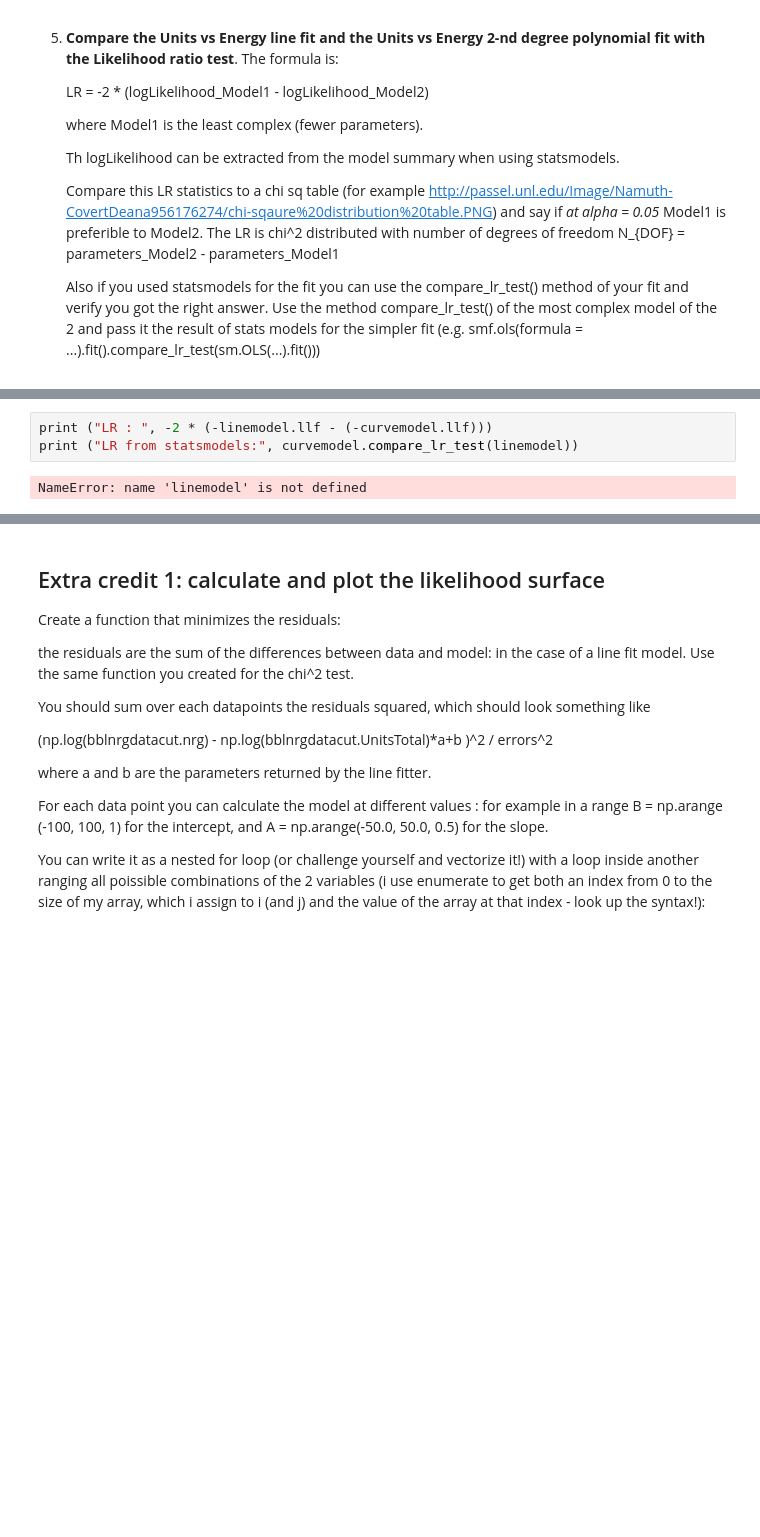
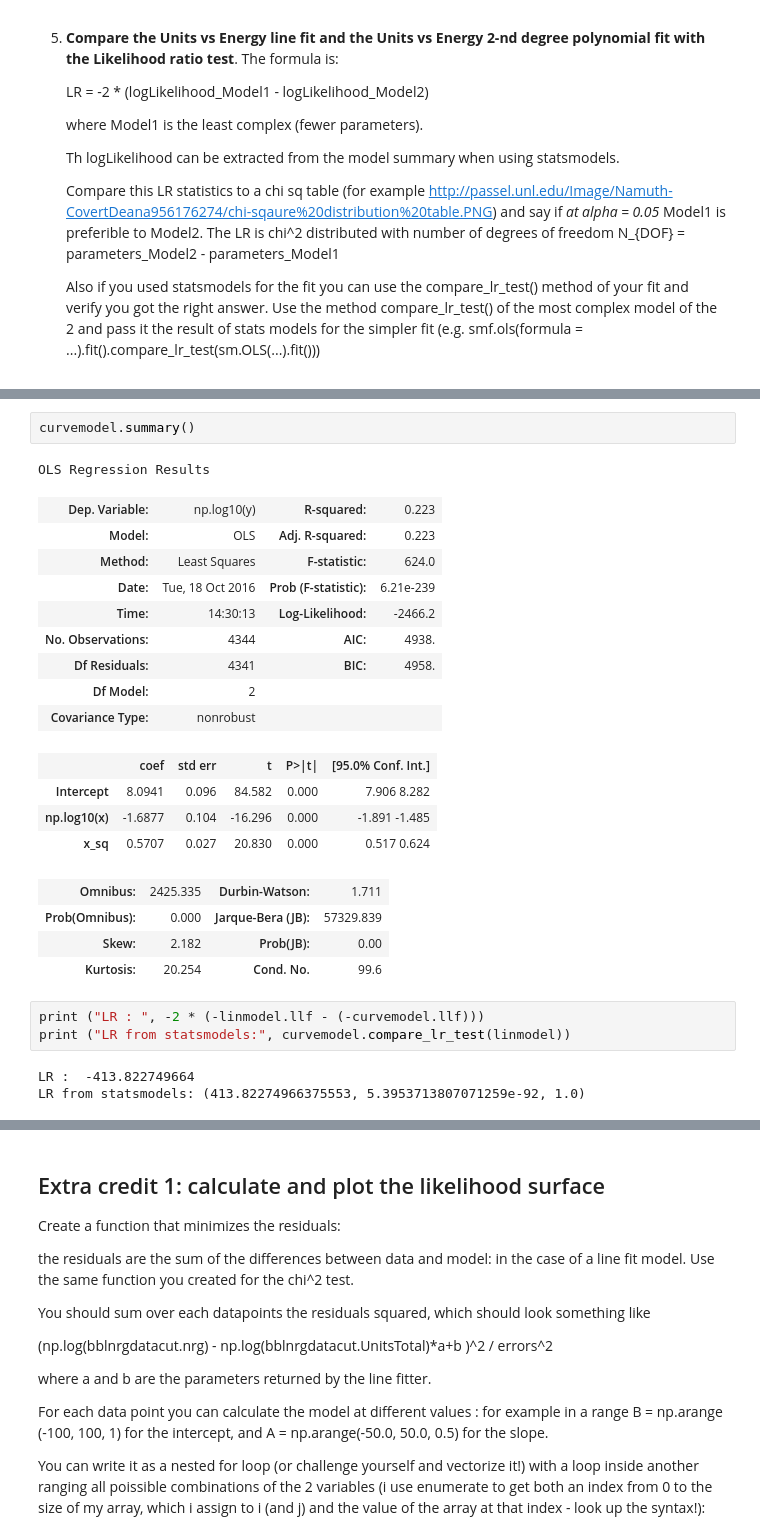
Before and after one commit to shayle/PUI2016_sl5335, a Jupyter notebook: HW6_sl5335/HW6_1_sl5335.ipynb, the cells around one changed output, grey strips where cells are left out. Drawn from its saved outputs; the diff is of its cells as text; blank space fills up the shorter version.

```diff
--- a/HW6_sl5335/HW6_1_sl5335.ipynb
+++ b/HW6_sl5335/HW6_1_sl5335.ipynb
@@ -481,5 +534,27 @@ OLS Regression Results
+# %%
+curvemodel.summary()
+# %% [output]
+OLS Regression Results
+| Dep. Variable: | np.log10(y) | R-squared: | 0.223 |
+| Model: | OLS | Adj. R-squared: | 0.223 |
+| Method: | Least Squares | F-statistic: | 624.0 |
+| Date: | Tue, 18 Oct 2016 | Prob (F-statistic): | 6.21e-239 |
+| Time: | 14:30:13 | Log-Likelihood: | -2466.2 |
+| No. Observations: | 4344 | AIC: | 4938. |
+| Df Residuals: | 4341 | BIC: | 4958. |
+| Df Model: | 2 |  |  |
+| Covariance Type: | nonrobust |  |  |
+|  | coef | std err | t | P>|t| | [95.0% Conf. Int.] |
+| Intercept | 8.0941 | 0.096 | 84.582 | 0.000 | 7.906 8.282 |
+| np.log10(x) | -1.6877 | 0.104 | -16.296 | 0.000 | -1.891 -1.485 |
+| x_sq | 0.5707 | 0.027 | 20.830 | 0.000 | 0.517 0.624 |
+| Omnibus: | 2425.335 | Durbin-Watson: | 1.711 |
+| Prob(Omnibus): | 0.000 | Jarque-Bera (JB): | 57329.839 |
+| Skew: | 2.182 | Prob(JB): | 0.00 |
+| Kurtosis: | 20.254 | Cond. No. | 99.6 |
 # %%
-print ("LR : ", -2 * (-linemodel.llf - (-curvemodel.llf)))
-print ("LR from statsmodels:", curvemodel.compare_lr_test(linemodel))
+print ("LR : ", -2 * (-linmodel.llf - (-curvemodel.llf)))
+print ("LR from statsmodels:", curvemodel.compare_lr_test(linmodel))
 # %% [output]
-NameError: name 'linemodel' is not defined
+LR :  -413.822749664
+LR from statsmodels: (413.82274966375553, 5.3953713807071259e-92, 1.0)
```
Also changed, not shown: parts of 13 cells of this notebook, 1 other file.
